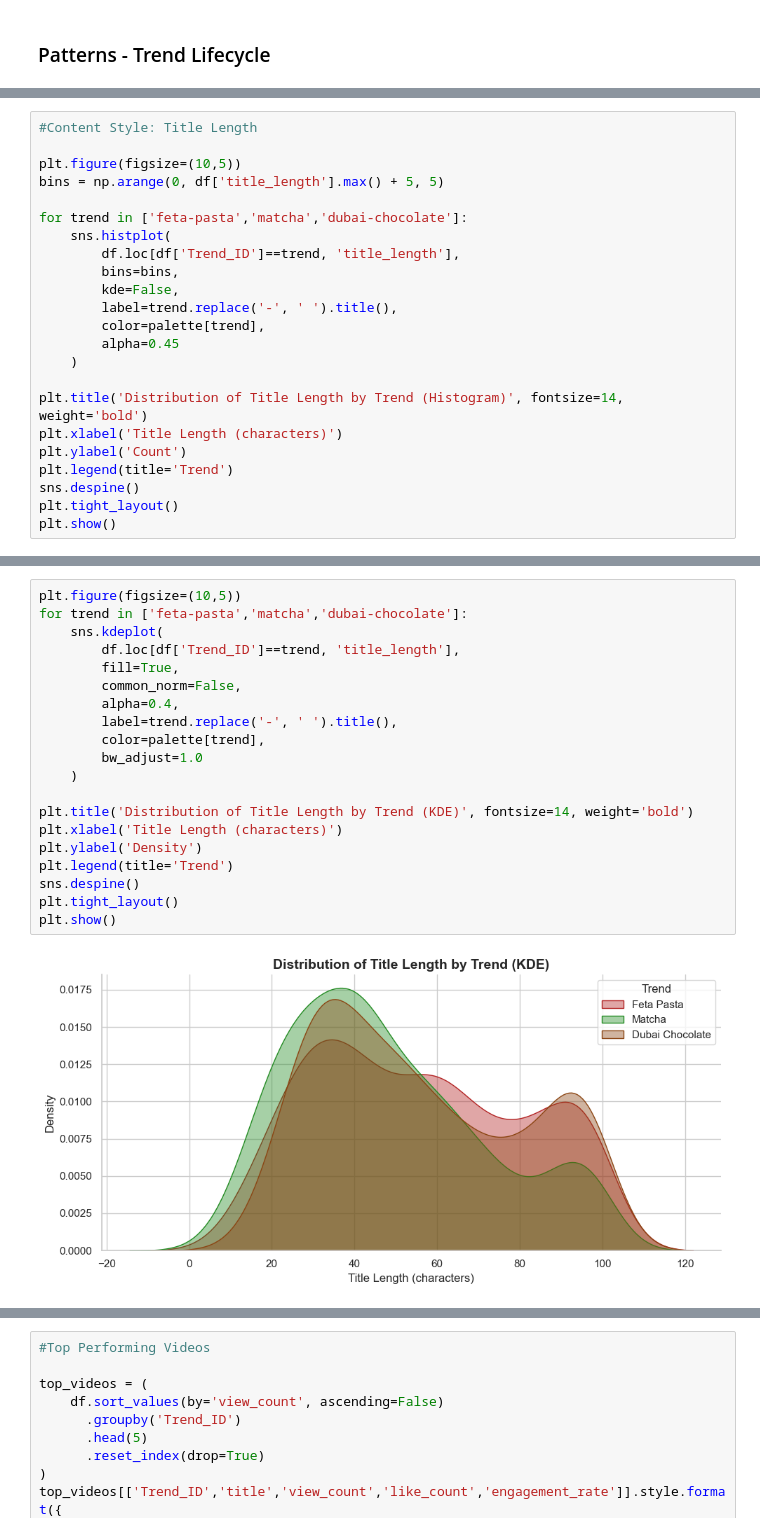
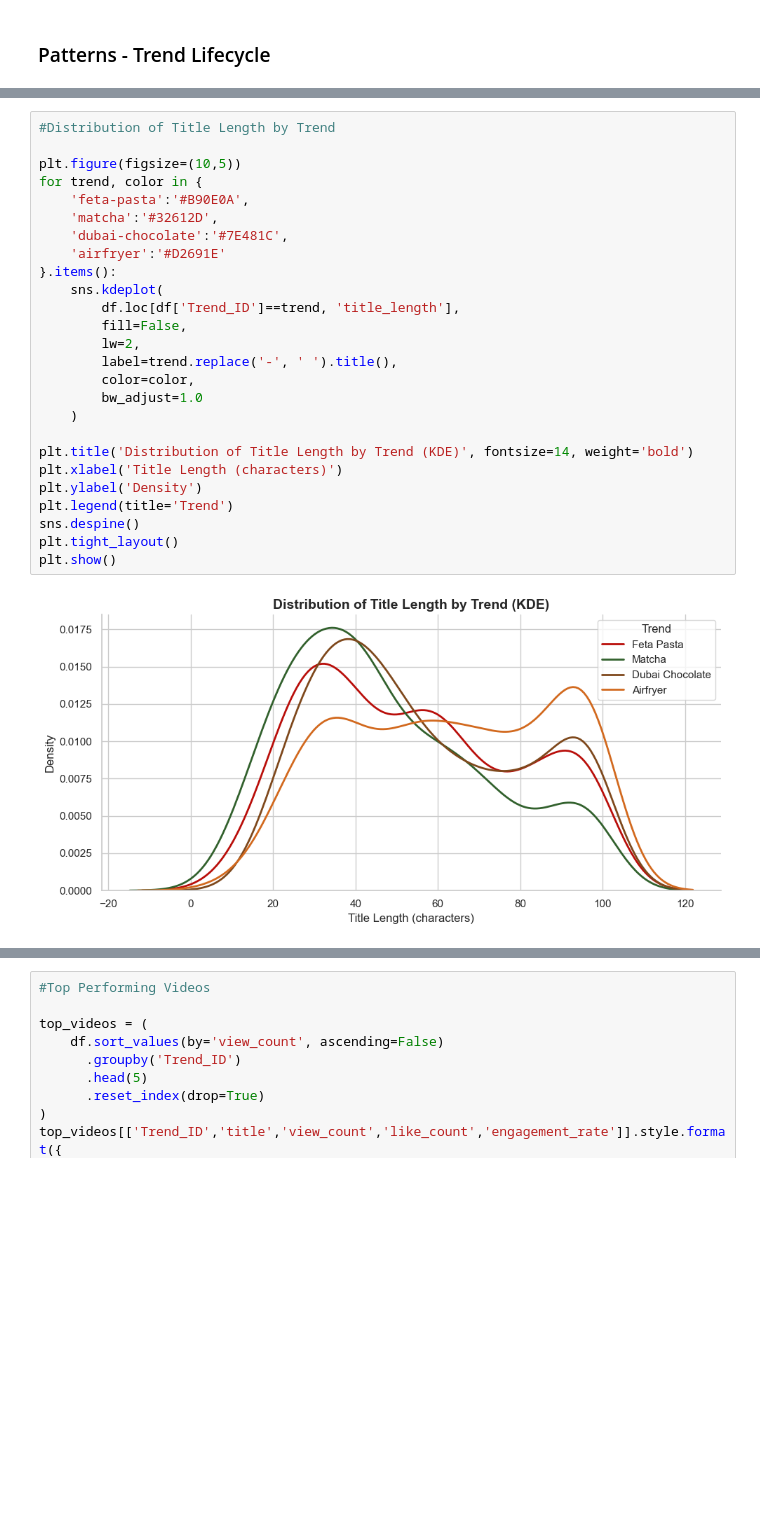
Before and after one commit to kzumreen/FoodTrendsPrediction, a Jupyter notebook: youtubedata.ipynb, the cells around one changed output, grey strips where cells are left out. Drawn from its saved outputs; the diff is of its cells as text; blank space fills up the shorter version.

```diff
--- a/youtubedata.ipynb
+++ b/youtubedata.ipynb
@@ -312,23 +390,0 @@ plt.show()
-# %%
-#Content Style: Title Length
-
-plt.figure(figsize=(10,5))
-bins = np.arange(0, df['title_length'].max() + 5, 5)
-
-for trend in ['feta-pasta','matcha','dubai-chocolate']:
-    sns.histplot(
-        df.loc[df['Trend_ID']==trend, 'title_length'],
-        bins=bins,
-        kde=False,
-        label=trend.replace('-', ' ').title(),
-        color=palette[trend],
-        alpha=0.45
-    )
-
-plt.title('Distribution of Title Length by Trend (Histogram)', fontsize=14, weight='bold')
-plt.xlabel('Title Length (characters)')
-plt.ylabel('Count')
-plt.legend(title='Trend')
-sns.despine()
-plt.tight_layout()
-plt.show()
@@ -337,22 +391,28 @@ plt.show()
 # %%
+#Distribution of Title Length by Trend
+
 plt.figure(figsize=(10,5))
-for trend in ['feta-pasta','matcha','dubai-chocolate']:
+for trend, color in {
+    'feta-pasta':'#B90E0A',
+    'matcha':'#32612D',
+    'dubai-chocolate':'#7E481C',
+    'airfryer':'#D2691E'
+}.items():
     sns.kdeplot(
         df.loc[df['Trend_ID']==trend, 'title_length'],
-        fill=True,
-        common_norm=False,
-        alpha=0.4,
+        fill=False,
+        lw=2,
         label=trend.replace('-', ' ').title(),
-        color=palette[trend],
+        color=color,
         bw_adjust=1.0
     )
 
 plt.title('Distribution of Title Length by Trend (KDE)', fontsize=14, weight='bold')
 plt.xlabel('Title Length (characters)')
 plt.ylabel('Density')
 plt.legend(title='Trend')
 sns.despine()
 plt.tight_layout()
 plt.show()
 # %% [output]
-[figure, old version]
+[figure, new version]
```
Also changed, not shown: parts of 14 cells of this notebook, 2 other files.
